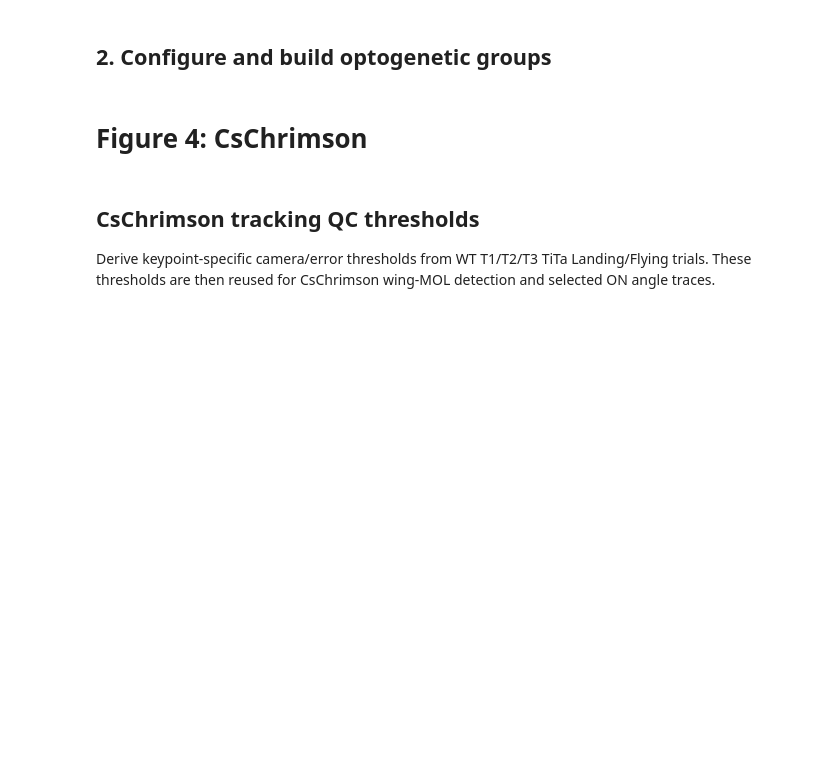
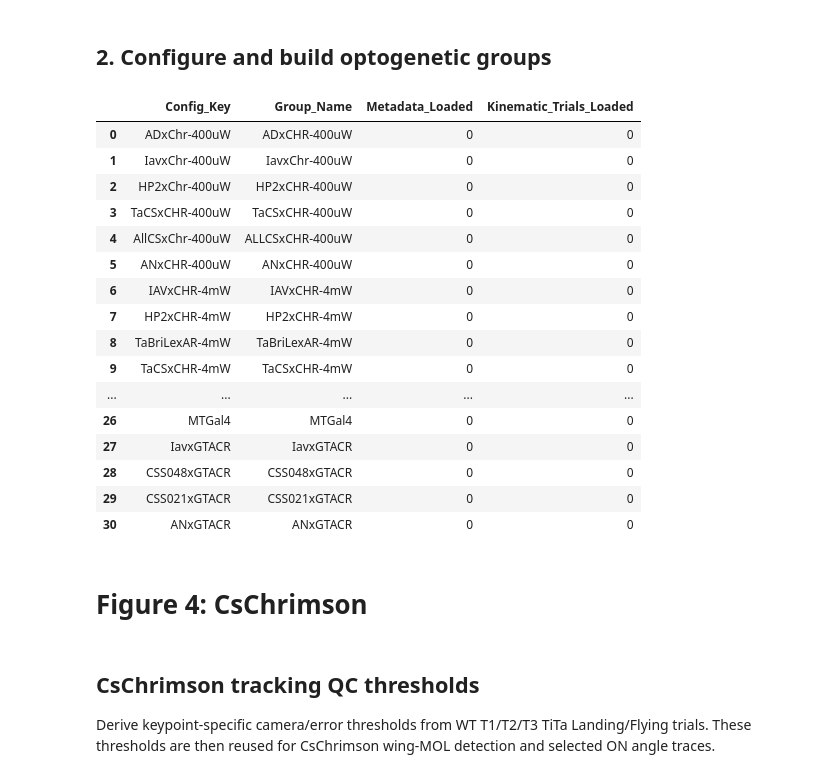
Before and after one commit to TseWeiKuo/AnalysisAndFigures, a Jupyter notebook: OptogeneticFigure.ipynb, the cells around one changed output. Drawn from its saved outputs; the diff is of its cells as text; code cells hidden in the pictures; blank space fills up the shorter version.

```diff
--- a/OptogeneticFigure.ipynb
+++ b/OptogeneticFigure.ipynb
@@ -105,33 +110,52 @@ chr_high_keys = [
     "BICSxCHR-12mW",
     "BICSHALTxCHR-12mW",
     "CSS0021xCHR-12mW",
     "ANxCHR-12mW",
 ]
 gtacr_keys = [
     "WT_Green",
     "LexA_Br",
     "MTGal4",
     "IavxGTACR",
     "CSS048xGTACR",
     "CSS021xGTACR",
+    "ANxGTACR"
 ]
 
 all_opto_keys = list(dict.fromkeys(chr_low_keys + chr_med_keys + chr_high_keys + gtacr_keys))
 groups = build_groups(
     group_keys=all_opto_keys,
     skip_missing=False,
     require_kinematics=False,
 )
 
 pd.DataFrame([
     {
         "Config_Key": key,
         "Group_Name": group.group_name,
         "Metadata_Loaded": len(group.trial_metadata),
         "Kinematic_Trials_Loaded": len(group.fly_kinematic_data),
     }
     for key, group in groups.items()
 ])
+# %% [output]
+|  | Config_Key | Group_Name | Metadata_Loaded | Kinematic_Trials_Loaded |
+| 0 | ADxChr-400uW | ADxCHR-400uW | 0 | 0 |
+| 1 | IavxChr-400uW | IavxChr-400uW | 0 | 0 |
+| 2 | HP2xChr-400uW | HP2xCHR-400uW | 0 | 0 |
+| 3 | TaCSxCHR-400uW | TaCSxCHR-400uW | 0 | 0 |
+| 4 | AllCSxChr-400uW | ALLCSxCHR-400uW | 0 | 0 |
+| 5 | ANxCHR-400uW | ANxCHR-400uW | 0 | 0 |
+| 6 | IAVxCHR-4mW | IAVxCHR-4mW | 0 | 0 |
+| 7 | HP2xCHR-4mW | HP2xCHR-4mW | 0 | 0 |
+| 8 | TaBriLexAR-4mW | TaBriLexAR-4mW | 0 | 0 |
+| 9 | TaCSxCHR-4mW | TaCSxCHR-4mW | 0 | 0 |
+| ... | ... | ... | ... | ... |
+| 26 | MTGal4 | MTGal4 | 0 | 0 |
+| 27 | IavxGTACR | IavxGTACR | 0 | 0 |
+| 28 | CSS048xGTACR | CSS048xGTACR | 0 | 0 |
+| 29 | CSS021xGTACR | CSS021xGTACR | 0 | 0 |
+| 30 | ANxGTACR | ANxGTACR | 0 | 0 |
 # %%
 chr_intensity_blocks = {
     "low": {"lp_label": "4A", "ll_label": "4D", "keys": chr_low_keys},
```
Also changed, not shown: parts of 10 cells of this notebook, 1 other file.
